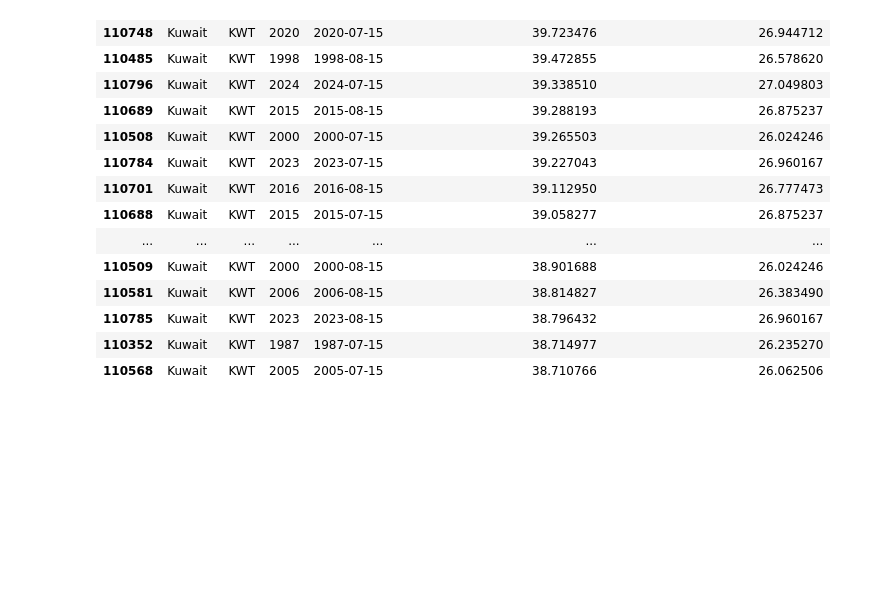
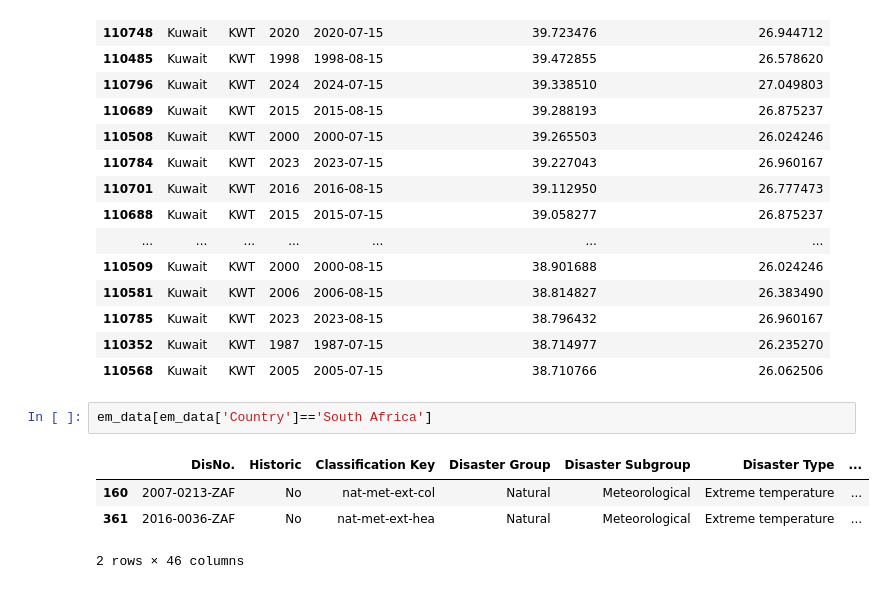
Before and after one commit to erindepree/project4, a Jupyter notebook: code/erin_clean.ipynb, the cells around one changed output. Saved outputs shown, nothing was run; the diff lists cells and outputs as text; blank space fills up the shorter version.

Commit message:
identified extreme temperature events at -30 latitude, +30 longitude (South Africa), none of them are in the EM-DAT data

```diff
--- a/code/erin_clean.ipynb
+++ b/code/erin_clean.ipynb
@@ -230,3 +230,10 @@ avg_temp.sort_values(by= 'Average surface temperature', ascending=False).head(20
 | 110785 | Kuwait | KWT | 2023 | 2023-08-15 | 38.796432 | 26.960167 |
 | 110352 | Kuwait | KWT | 1987 | 1987-07-15 | 38.714977 | 26.235270 |
 | 110568 | Kuwait | KWT | 2005 | 2005-07-15 | 38.710766 | 26.062506 |
+# %%
+em_data[em_data['Country']=='South Africa']
+# %% [output]
+|  | DisNo. | Historic | Classification Key | Disaster Group | Disaster Subgroup | Disaster Type | ... |
+| 160 | 2007-0213-ZAF | No | nat-met-ext-col | Natural | Meteorological | Extreme temperature | ... |
+| 361 | 2016-0036-ZAF | No | nat-met-ext-hea | Natural | Meteorological | Extreme temperature | ... |
+2 rows × 46 columns
```
Also changed, not shown: 5 other files.
